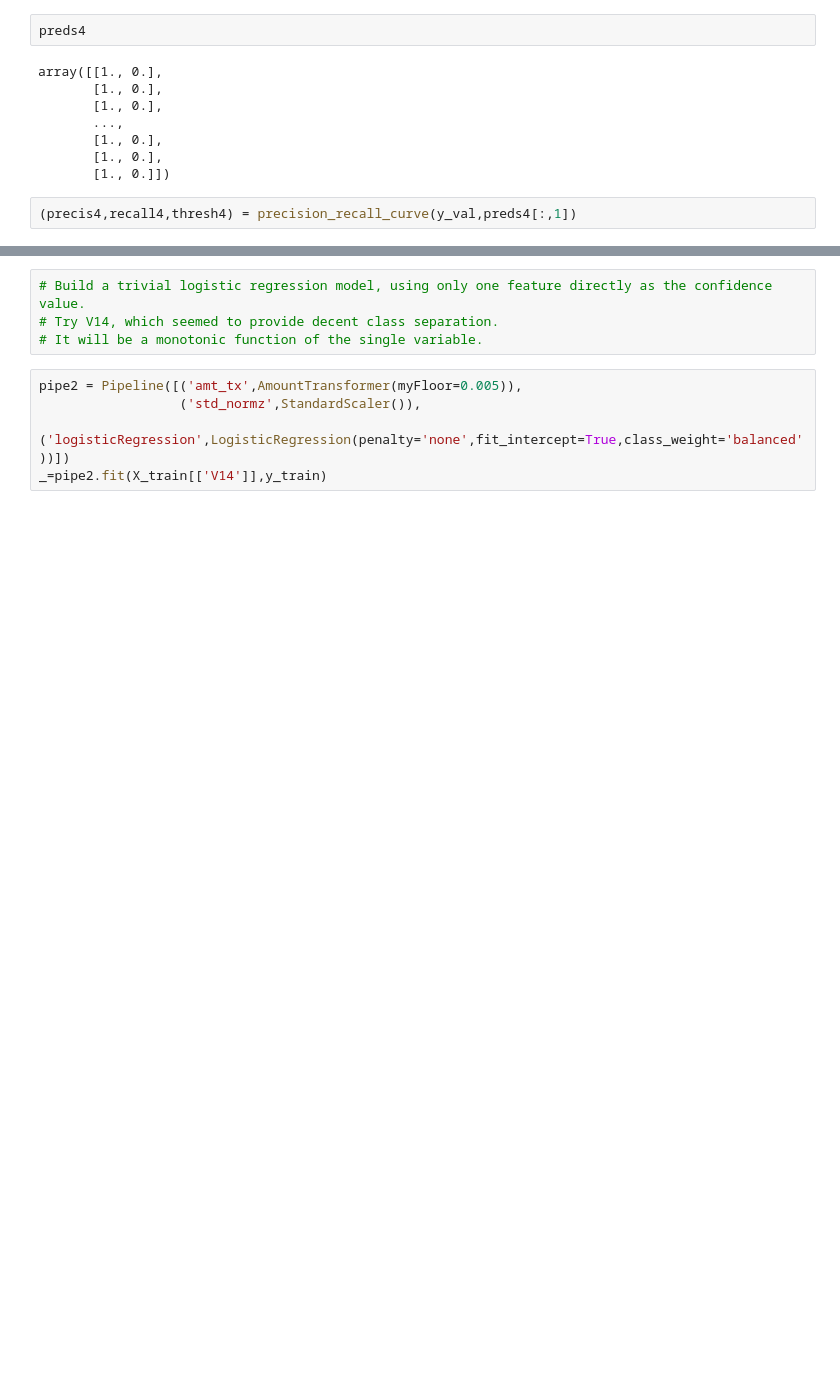
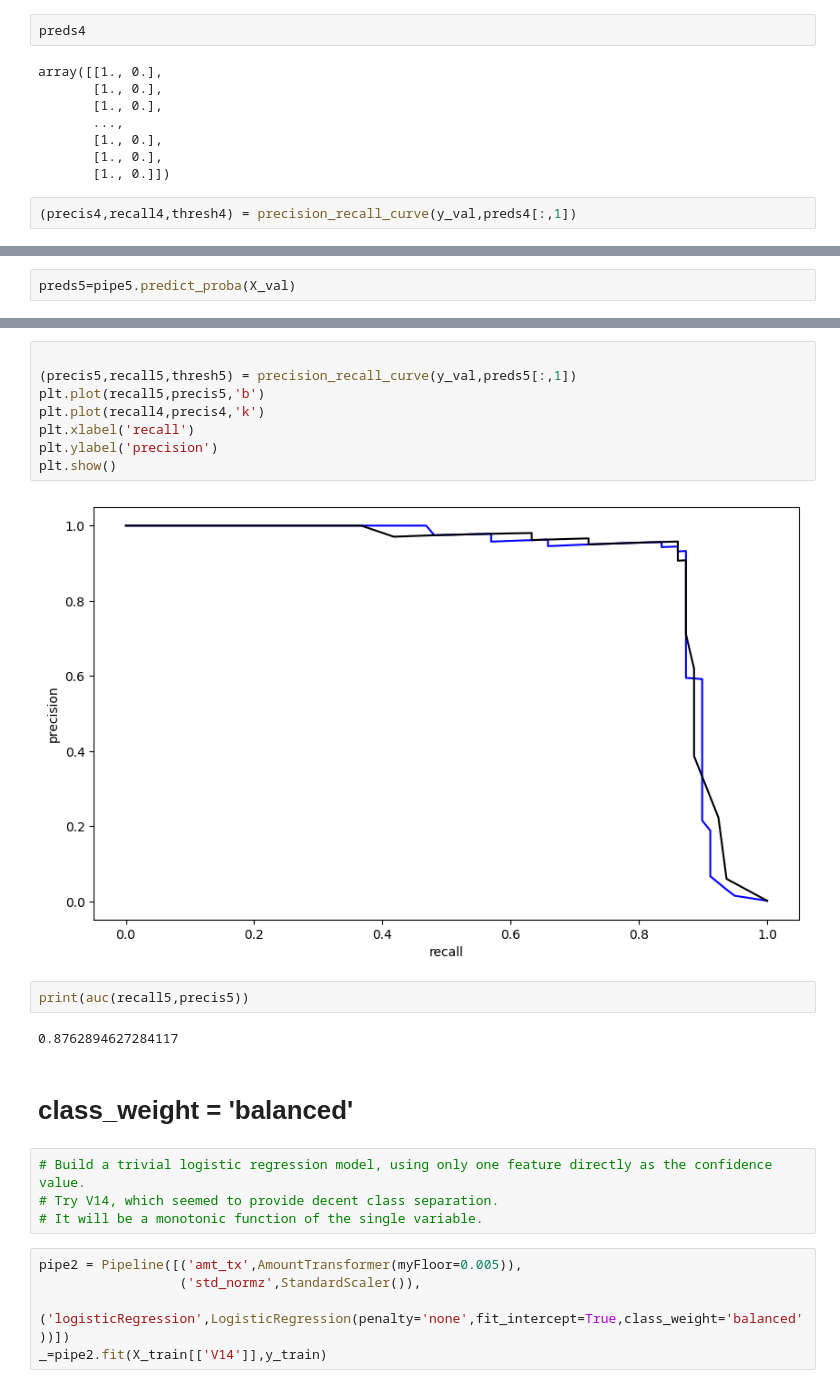
Before and after one commit to TimSim/FraudDetection, a Jupyter notebook: CreditCardFraudDetectionTF.ipynb, the cells around one changed output, grey strips where cells are left out. Drawn from its saved outputs; the diff is of its cells as text; blank space fills up the shorter version.

```diff
--- a/CreditCardFraudDetectionTF.ipynb
+++ b/CreditCardFraudDetectionTF.ipynb
@@ -606,0 +650,2 @@ array([[1., 0.],
+# %%
+preds5=pipe5.predict_proba(X_val)
@@ -607,3 +677,19 @@ array([[1., 0.],
+# %%
+
+(precis5,recall5,thresh5) = precision_recall_curve(y_val,preds5[:,1])
+plt.plot(recall5,precis5,'b')
+plt.plot(recall4,precis4,'k')
+plt.xlabel('recall')
+plt.ylabel('precision')
+plt.show()
+# %% [output]
+[figure, added]
+# %%
+print(auc(recall5,precis5))
+# %% [output]
+0.8762894627284117
+# %% [markdown]
+# class_weight = 'balanced'
 # %%
 # Build a trivial logistic regression model, using only one feature directly as the confidence value.
 # Try V14, which seemed to provide decent class separation.
```
Also changed, not shown: parts of 33 cells of this notebook.
